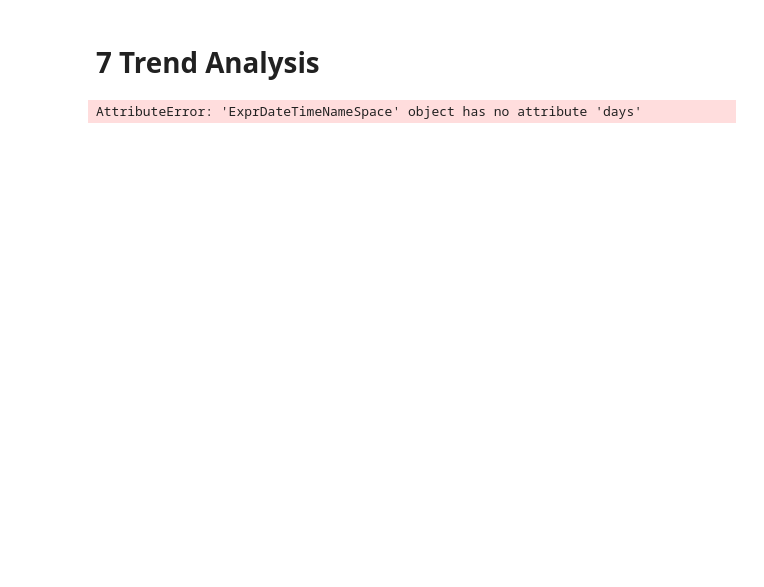
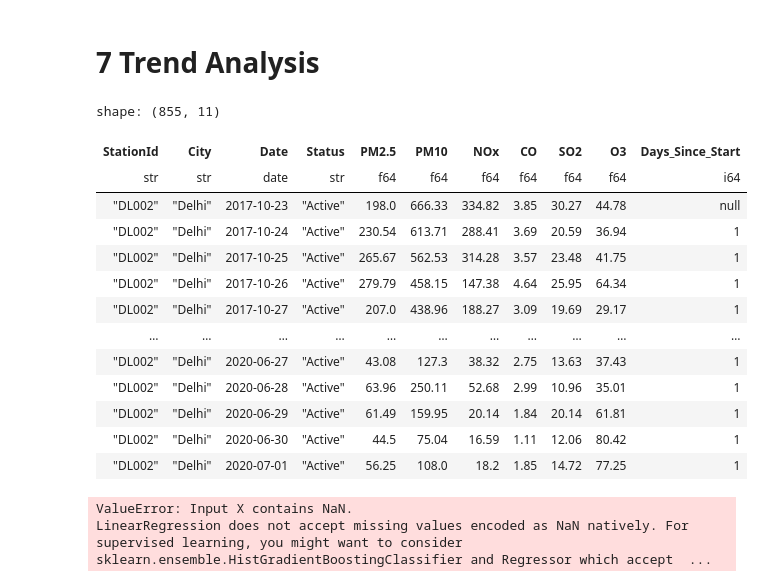
Before and after one commit to oliveira-da-silva-patrick/Workshop1-Project1-AirQualityInIndia, a Jupyter notebook: main.ipynb, the cells around one changed output. Cells and saved outputs as stored; diff of their text form; code cells hidden in the pictures; blank space fills up the shorter version.

```diff
--- a/main.ipynb
+++ b/main.ipynb
@@ -129,19 +193,39 @@ for parameter in parameters:
 # %% [markdown]
 # 7 Trend Analysis
+# %%
+from sklearn.linear_model import LinearRegression
+
+# Filter the data for Station DL001 and non-null PM2.5 values
+station_data = df.filter((pl.col('StationId') == 'DL002'))
+
+# Sort by date
+station_data = station_data.sort('Date')
+
+# Calculate the difference in days between each date and the first date
+min_date = station_data['Date'].min()  # Find the minimum date
+station_data = station_data.with_columns(pl.col("Date").diff().dt.total_days().alias("Days_Since_Start"))
+# station_data.with_columns(pl.col("Date").dt.day().alias("Days_Since_Start")
+display(station_data)
+#station_data.with_columns(
+   # (pl.col('Date') - min_date).dt.days().alias('Days_Since_Start')
+#)
+# %% [output]
+shape: (855, 11)
+| StationId | City | Date | Status | PM2.5 | PM10 | NOx | CO | SO2 | O3 | Days_Since_Start |
+| str | str | date | str | f64 | f64 | f64 | f64 | f64 | f64 | i64 |
+| "DL002" | "Delhi" | 2017-10-23 | "Active" | 198.0 | 666.33 | 334.82 | 3.85 | 30.27 | 44.78 | null |
+| "DL002" | "Delhi" | 2017-10-24 | "Active" | 230.54 | 613.71 | 288.41 | 3.69 | 20.59 | 36.94 | 1 |
+| "DL002" | "Delhi" | 2017-10-25 | "Active" | 265.67 | 562.53 | 314.28 | 3.57 | 23.48 | 41.75 | 1 |
+| "DL002" | "Delhi" | 2017-10-26 | "Active" | 279.79 | 458.15 | 147.38 | 4.64 | 25.95 | 64.34 | 1 |
+| "DL002" | "Delhi" | 2017-10-27 | "Active" | 207.0 | 438.96 | 188.27 | 3.09 | 19.69 | 29.17 | 1 |
+| … | … | … | … | … | … | … | … | … | … | … |
+| "DL002" | "Delhi" | 2020-06-27 | "Active" | 43.08 | 127.3 | 38.32 | 2.75 | 13.63 | 37.43 | 1 |
+| "DL002" | "Delhi" | 2020-06-28 | "Active" | 63.96 | 250.11 | 52.68 | 2.99 | 10.96 | 35.01 | 1 |
+| "DL002" | "Delhi" | 2020-06-29 | "Active" | 61.49 | 159.95 | 20.14 | 1.84 | 20.14 | 61.81 | 1 |
+| "DL002" | "Delhi" | 2020-06-30 | "Active" | 44.5 | 75.04 | 16.59 | 1.11 | 12.06 | 80.42 | 1 |
+| "DL002" | "Delhi" | 2020-07-01 | "Active" | 56.25 | 108.0 | 18.2 | 1.85 | 14.72 | 77.25 | 1 |
 # %%
-from sklearn.linear_model import LinearRegression
 
-# Filter the data for Station DL001 and non-null PM2.5 values
-station_data = df.filter((pl.col('StationId') == 'DL001'))
-
-# Sort by date
-station_data = station_data.sort('Date')
-
-# Calculate the difference in days between each date and the first date
-min_date = station_data['Date'].min()  # Find the minimum date
-station_data = station_data.with_columns(
-    (pl.col('Date') - min_date).dt.days().alias('Days_Since_Start')
-)
 
 # Extract the 'Days_Since_Start' and 'PM2.5' values for regression
 days_since_start = station_data['Days_Since_Start'].to_numpy()
@@ -161,7 +245,8 @@ y_pred = model.predict(X)
 # Output result (optional)
 print(station_data.head())
 # %% [output]
-AttributeError: 'ExprDateTimeNameSpace' object has no attribute 'days'
+ValueError: Input X contains NaN.
+LinearRegression does not accept missing values encoded as NaN natively. For supervised learning, you might want to consider sklearn.ensemble.HistGradientBoostingClassifier and Regressor which accept  ...
 # %%
 import matplotlib.pyplot as plt
 
```
Also changed, not shown: parts of 7 cells of this notebook, 2 other files.
